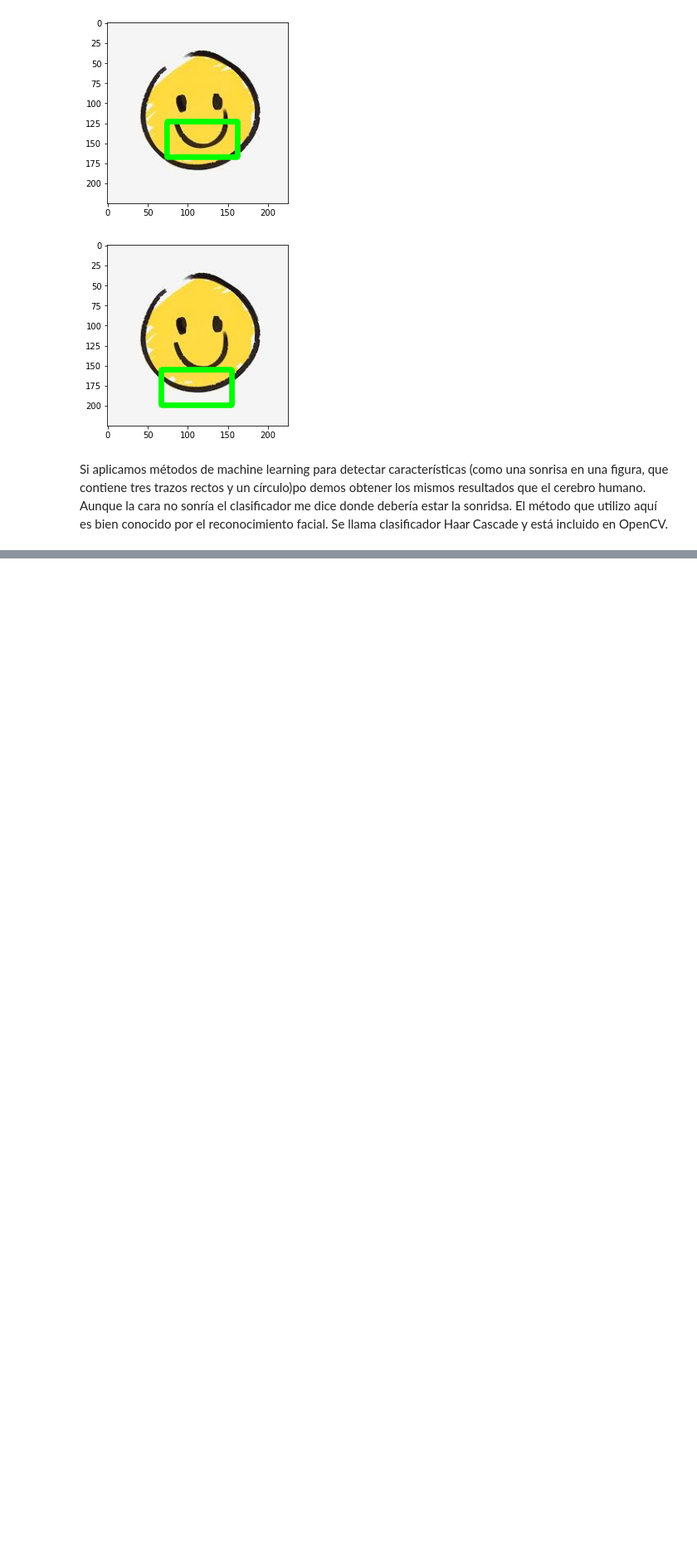
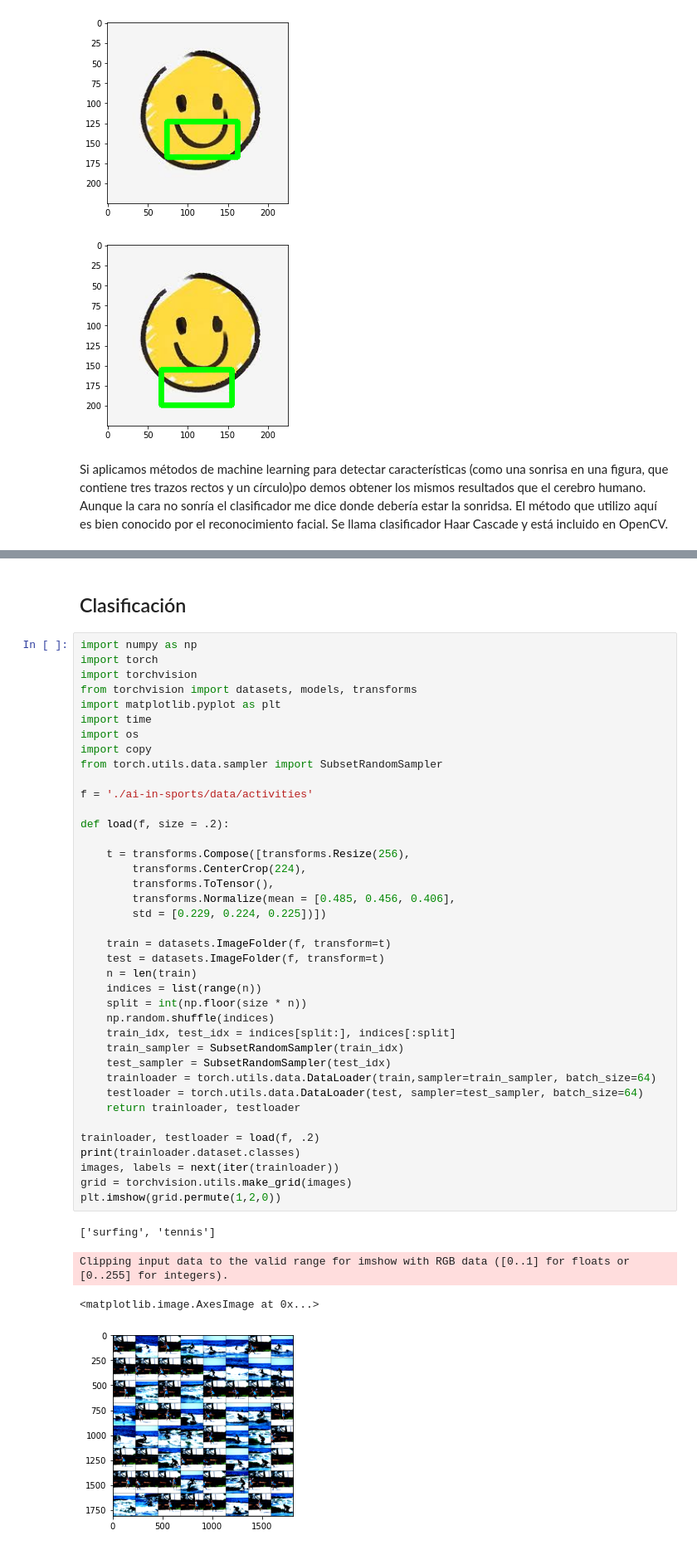
Before and after one commit to jvallalta/ia3, a Jupyter notebook: HealthComputerVision.ipynb, the cells around one changed output, grey strips where cells are left out. Shown at 83% size. Drawn from its saved outputs; the diff is of its cells as text; blank space fills up the shorter version.

```diff
--- a/HealthComputerVision.ipynb
+++ b/HealthComputerVision.ipynb
@@ -99,0 +102,46 @@ Si aplicamos métodos de machine learning para detectar características (como u
+# %% [markdown]
+## Clasificación
+# %%
+import numpy as np
+import torch
+import torchvision
+from torchvision import datasets, models, transforms
+import matplotlib.pyplot as plt
+import time
+import os
+import copy
+from torch.utils.data.sampler import SubsetRandomSampler
+
+f = './ai-in-sports/data/activities'
+
+def load(f, size = .2):
+
+    t = transforms.Compose([transforms.Resize(256),
+        transforms.CenterCrop(224),
+        transforms.ToTensor(),
+        transforms.Normalize(mean = [0.485, 0.456, 0.406],
+        std = [0.229, 0.224, 0.225])])
+
+    train = datasets.ImageFolder(f, transform=t)
+    test = datasets.ImageFolder(f, transform=t)
+    n = len(train)
+    indices = list(range(n))
+    split = int(np.floor(size * n))
+    np.random.shuffle(indices)
+    train_idx, test_idx = indices[split:], indices[:split]
+    train_sampler = SubsetRandomSampler(train_idx)
+    test_sampler = SubsetRandomSampler(test_idx)
+    trainloader = torch.utils.data.DataLoader(train,sampler=train_sampler, batch_size=64)
+    testloader = torch.utils.data.DataLoader(test, sampler=test_sampler, batch_size=64)
+    return trainloader, testloader
+
+trainloader, testloader = load(f, .2)
+print(trainloader.dataset.classes)
+images, labels = next(iter(trainloader))
+grid = torchvision.utils.make_grid(images)
+plt.imshow(grid.permute(1,2,0))
+# %% [output]
+['surfing', 'tennis']
+Clipping input data to the valid range for imshow with RGB data ([0..1] for floats or [0..255] for integers).
+<matplotlib.image.AxesImage at 0x...>
+[figure, added]
```
Also changed, not shown: parts of 15 cells of this notebook.
